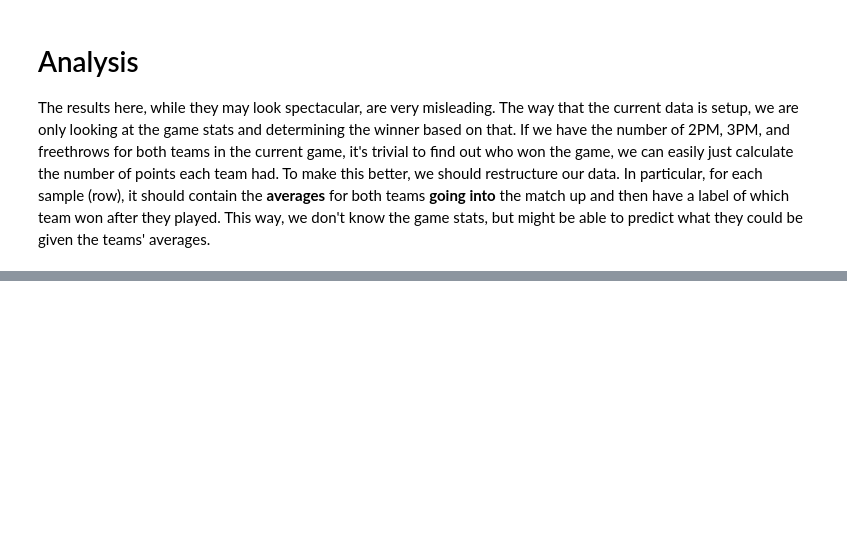
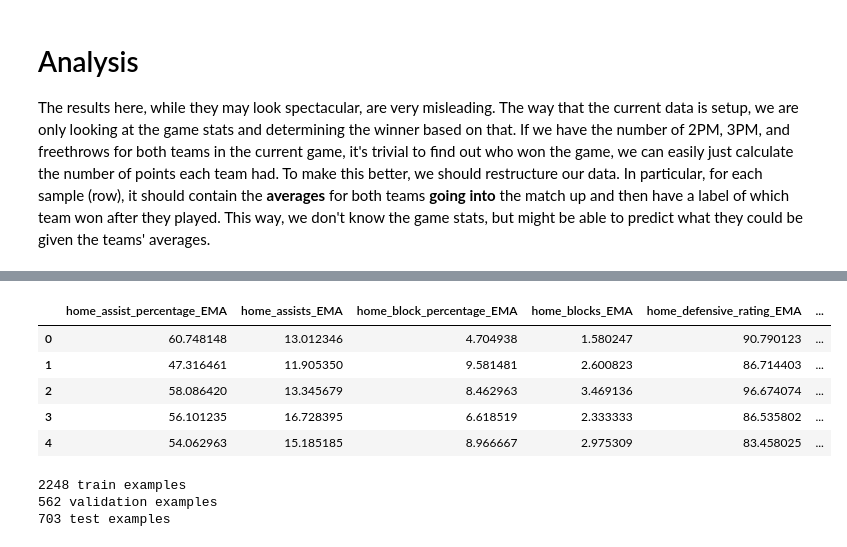
Before and after one commit to mike-taylor99/NCAA-Basketball-Predictions, a Jupyter notebook: notebook/Deep_Learning.ipynb, the cells around one changed output, grey strips where cells are left out. Cells and saved outputs as stored; diff of their text form; code cells hidden in the pictures; blank space fills up the shorter version.

```diff
--- a/notebook/Deep_Learning.ipynb
+++ b/notebook/Deep_Learning.ipynb
@@ -156,0 +171,35 @@ The results here, while they may look spectacular, are very misleading. The way
+# %%
+# These fields aren't necessary to train the model
+DROPPING = ['date',
+            'location',
+            'home',
+            'away']
+
+ma = data_ma.copy()
+ma['target'] = np.where(ma['winner'] == "Home", 0, 1)
+ma.drop(columns=DROPPING, inplace=True)
+ma.dropna(inplace=True)
+ma.drop_duplicates(inplace=True)
+ma.pop('winner')
+
+target = ma.pop('target')
+ma = ma.filter(regex="EMA", axis=1)
+ma['target'] = target
+ma.head()
+# %% [output]
+|  | home_assist_percentage_EMA | home_assists_EMA | home_block_percentage_EMA | home_blocks_EMA | home_defensive_rating_EMA | ... |
+| 0 | 60.748148 | 13.012346 | 4.704938 | 1.580247 | 90.790123 | ... |
+| 1 | 47.316461 | 11.905350 | 9.581481 | 2.600823 | 86.714403 | ... |
+| 2 | 58.086420 | 13.345679 | 8.462963 | 3.469136 | 96.674074 | ... |
+| 3 | 56.101235 | 16.728395 | 6.618519 | 2.333333 | 86.535802 | ... |
+| 4 | 54.062963 | 15.185185 | 8.966667 | 2.975309 | 83.458025 | ... |
+# %%
+train_ma, test_ma = train_test_split(ma, test_size=0.2)
+train_ma, val_ma = train_test_split(train_ma, test_size=0.2)
+print(len(train_ma), 'train examples')
+print(len(val_ma), 'validation examples')
+print(len(test_ma), 'test examples')
+# %% [output]
+2248 train examples
+562 validation examples
+703 test examples
```
Also changed, not shown: parts of 15 cells of this notebook.
